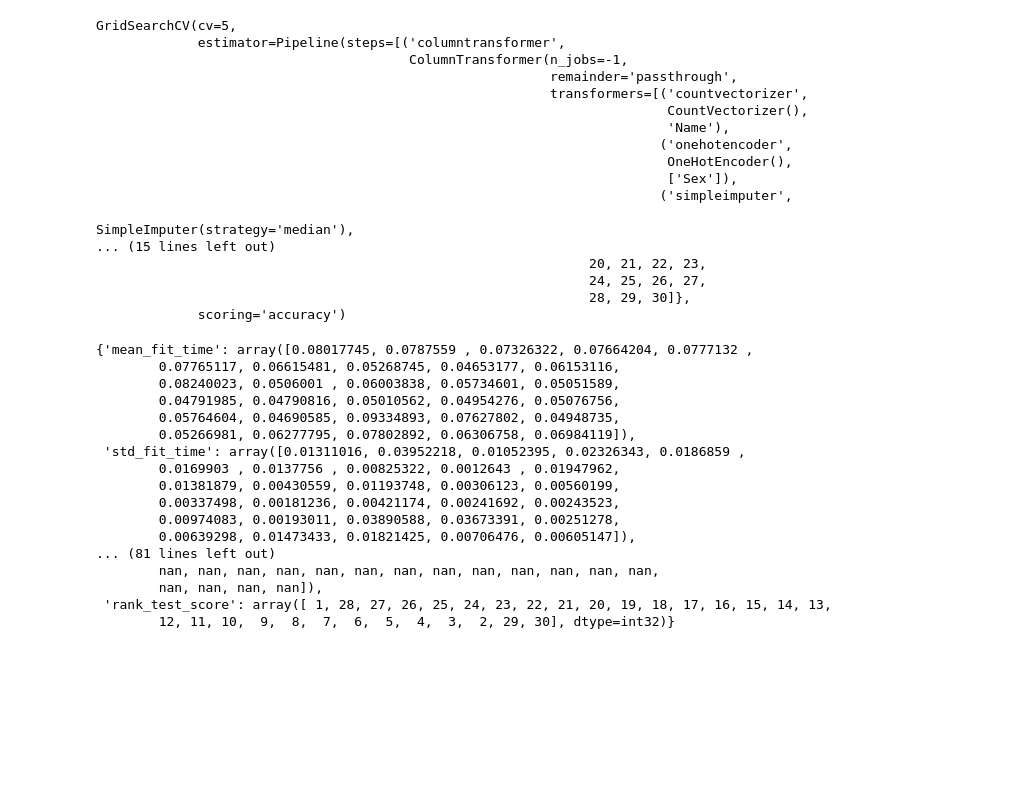
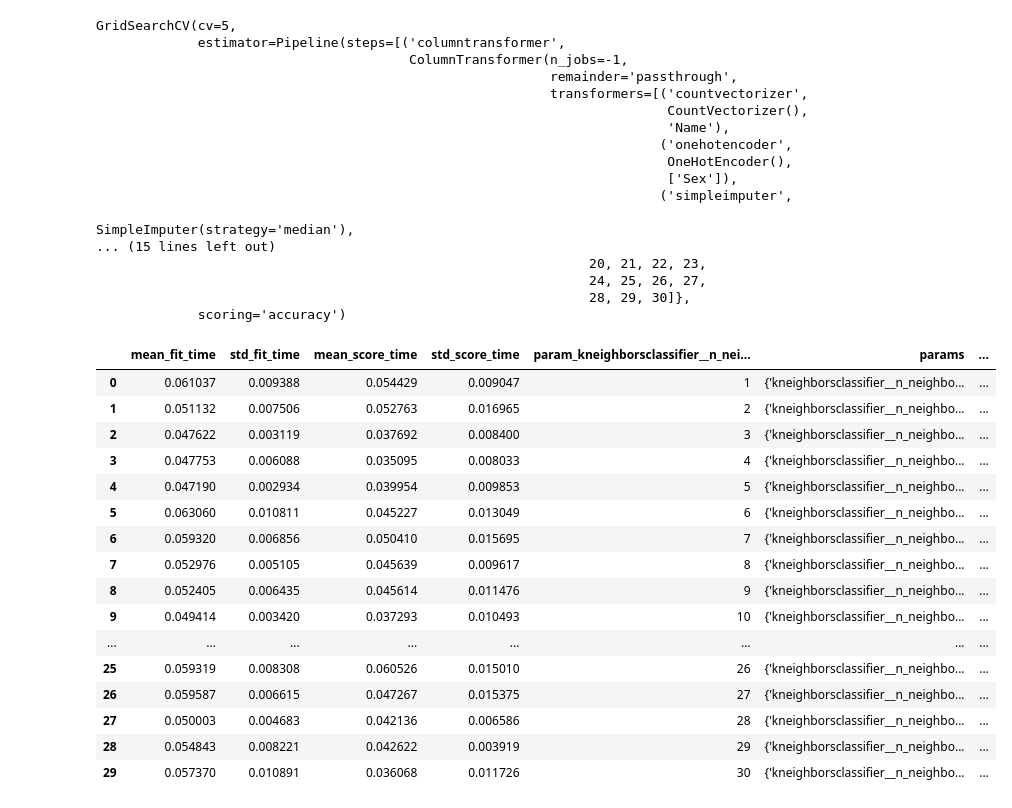
Before and after one commit to dehsheikh/Data_Science, a Jupyter notebook: PipeLine/PipeLine.ipynb, the cells around one changed output. Cells and saved outputs as stored; diff of their text form; code cells hidden in the pictures; blank space fills up the shorter version.

```diff
--- a/PipeLine/PipeLine.ipynb
+++ b/PipeLine/PipeLine.ipynb
@@ -331,9 +331,13 @@ Q     65
 Name: Embarked, dtype: int64
 # %%
 ageImputer = SimpleImputer(strategy = "median")
+embarkedOneHotEncoder = OneHotEncoder()
 embarkedImputer = SimpleImputer(
     strategy = "constant",
     fill_value = "missing"
 )
-step3TransfomerPipeline = make_pipeline(embarkedImputer, oneHotEncoder)
+step3TransfomerPipeline = make_pipeline(embarkedImputer, embarkedOneHotEncoder)
 #ageTransformer.fit_transform(X_train[["Embarked"]])
+# %%
+oneHotEncoder.fit_transform(X_train[["Sex"]])
+oneHotEncoder.categories_
@@ -339,0 +346,2 @@ step3TransfomerPipeline = make_pipeline(embarkedImputer, oneHotEncoder)
+# %%
+step3TransfomerPipeline.fit_transform(X_train[["Embarked"]])
@@ -339,0 +351,3 @@ step3TransfomerPipeline = make_pipeline(embarkedImputer, oneHotEncoder)
+# %%
+ageImputer.fit_transform(X_train[["Age"]])
+ageImputer.statistics_
@@ -400,23 +416,23 @@ GridSearchCV(cv=5,
                                                                24, 25, 26, 27,
                                                                28, 29, 30]},
              scoring='accuracy')
-# %%
-step3_gridSearchCV.cv_results_
-# %% [output]
-{'mean_fit_time': array([0.08017745, 0.0787559 , 0.07326322, 0.07664204, 0.0777132 ,
-        0.07765117, 0.06615481, 0.05268745, 0.04653177, 0.06153116,
-        0.08240023, 0.0506001 , 0.06003838, 0.05734601, 0.05051589,
-        0.04791985, 0.04790816, 0.05010562, 0.04954276, 0.05076756,
-        0.05764604, 0.04690585, 0.09334893, 0.07627802, 0.04948735,
-        0.05266981, 0.06277795, 0.07802892, 0.06306758, 0.06984119]),
- 'std_fit_time': array([0.01311016, 0.03952218, 0.01052395, 0.02326343, 0.0186859 ,
-        0.0169903 , 0.0137756 , 0.00825322, 0.0012643 , 0.01947962,
-        0.01381879, 0.00430559, 0.01193748, 0.00306123, 0.00560199,
-        0.00337498, 0.00181236, 0.00421174, 0.00241692, 0.00243523,
-        0.00974083, 0.00193011, 0.03890588, 0.03673391, 0.00251278,
-        0.00639298, 0.01473433, 0.01821425, 0.00706476, 0.00605147]),
-... (81 lines left out)
-        nan, nan, nan, nan, nan, nan, nan, nan, nan, nan, nan, nan, nan,
-        nan, nan, nan, nan]),
- 'rank_test_score': array([ 1, 28, 27, 26, 25, 24, 23, 22, 21, 20, 19, 18, 17, 16, 15, 14, 13,
-        12, 11, 10,  9,  8,  7,  6,  5,  4,  3,  2, 29, 30], dtype=int32)}
+# %%
+pd.DataFrame(step3_gridSearchCV.cv_results_)
+# %% [output]
+|  | mean_fit_time | std_fit_time | mean_score_time | std_score_time | param_kneighborsclassifier__n_nei... | params | ... |
+| 0 | 0.061037 | 0.009388 | 0.054429 | 0.009047 | 1 | {'kneighborsclassifier__n_neighbo... | ... |
+| 1 | 0.051132 | 0.007506 | 0.052763 | 0.016965 | 2 | {'kneighborsclassifier__n_neighbo... | ... |
+| 2 | 0.047622 | 0.003119 | 0.037692 | 0.008400 | 3 | {'kneighborsclassifier__n_neighbo... | ... |
+| 3 | 0.047753 | 0.006088 | 0.035095 | 0.008033 | 4 | {'kneighborsclassifier__n_neighbo... | ... |
+| 4 | 0.047190 | 0.002934 | 0.039954 | 0.009853 | 5 | {'kneighborsclassifier__n_neighbo... | ... |
+| 5 | 0.063060 | 0.010811 | 0.045227 | 0.013049 | 6 | {'kneighborsclassifier__n_neighbo... | ... |
+| 6 | 0.059320 | 0.006856 | 0.050410 | 0.015695 | 7 | {'kneighborsclassifier__n_neighbo... | ... |
+| 7 | 0.052976 | 0.005105 | 0.045639 | 0.009617 | 8 | {'kneighborsclassifier__n_neighbo... | ... |
+| 8 | 0.052405 | 0.006435 | 0.045614 | 0.011476 | 9 | {'kneighborsclassifier__n_neighbo... | ... |
+| 9 | 0.049414 | 0.003420 | 0.037293 | 0.010493 | 10 | {'kneighborsclassifier__n_neighbo... | ... |
+| ... | ... | ... | ... | ... | ... | ... | ... |
+| 25 | 0.059319 | 0.008308 | 0.060526 | 0.015010 | 26 | {'kneighborsclassifier__n_neighbo... | ... |
+| 26 | 0.059587 | 0.006615 | 0.047267 | 0.015375 | 27 | {'kneighborsclassifier__n_neighbo... | ... |
+| 27 | 0.050003 | 0.004683 | 0.042136 | 0.006586 | 28 | {'kneighborsclassifier__n_neighbo... | ... |
+| 28 | 0.054843 | 0.008221 | 0.042622 | 0.003919 | 29 | {'kneighborsclassifier__n_neighbo... | ... |
+| 29 | 0.057370 | 0.010891 | 0.036068 | 0.011726 | 30 | {'kneighborsclassifier__n_neighbo... | ... |
```
Also changed, not shown: parts of 3 cells of this notebook.
